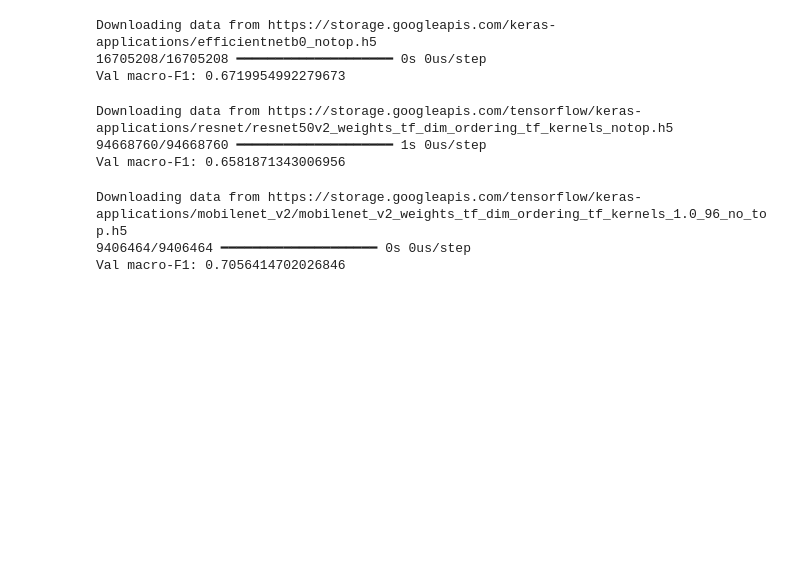
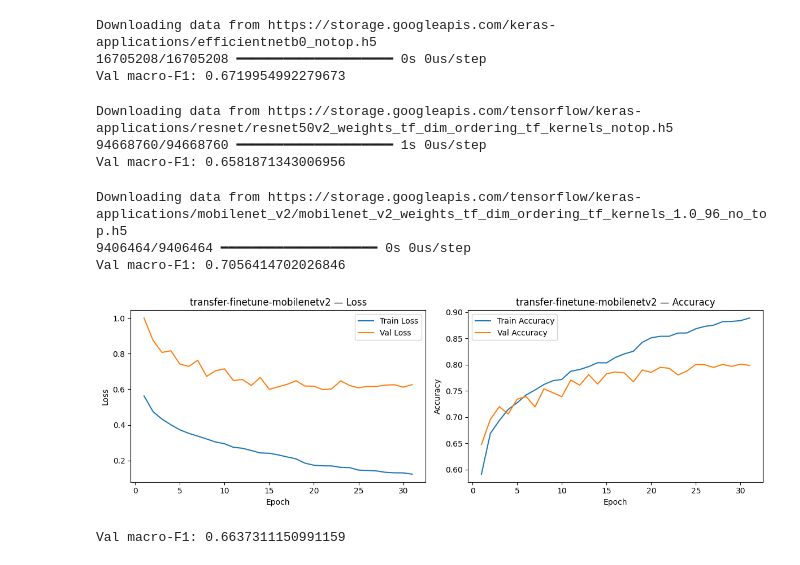
Before and after one commit to hoangmaituanhiep/DangerZoneDetection, a Jupyter notebook: notebooks/colab_setup.ipynb, the cells around one changed output. Drawn from its saved outputs; the diff is of its cells as text; code cells hidden in the pictures; blank space fills up the shorter version.

```diff
--- a/notebooks/colab_setup.ipynb
+++ b/notebooks/colab_setup.ipynb
@@ -424,3 +424,25 @@ print("Val macro-F1:", val_macro_f1(model, val_ds, dfs["val"]["label_id"].values
 Downloading data from https://storage.googleapis.com/tensorflow/keras-applications/mobilenet_v2/mobilenet_v2_weights_tf_dim_ordering_tf_kernels_1.0_96_no_top.h5
 9406464/9406464 ━━━━━━━━━━━━━━━━━━━━ 0s 0us/step
 Val macro-F1: 0.7056414702026846
+# %%
+run_name = "transfer-finetune-mobilenetv2"
+os.makedirs(f"{RUNS_DIR}/{run_name}", exist_ok=True)
+model, base = build_transfer("mobilenetv2", 96)
+
+compile_model(model, lr=1e-3)
+model.fit(train_ds, validation_data=val_ds, epochs=8, class_weight=weights, verbose=0)
+base.trainable = True
+for l in base.layers:
+    if isinstance(l, tf.keras.layers.BatchNormalization):
+        l.trainable = False
+compile_model(model, lr=3e-5)
+cbs = [tf.keras.callbacks.ModelCheckpoint(f'{RUNS_DIR}/{run_name}/tune.keras', monitor='val_accuracy', mode = 'max', save_best_only=True),
+       tf.keras.callbacks.EarlyStopping(monitor="val_loss", patience=10, restore_best_weights=True),
+       tf.keras.callbacks.ReduceLROnPlateau(monitor="val_loss", factor=0.5, patience=3, min_lr=1e-6),
+       tf.keras.callbacks.TensorBoard(f'{RUNS_DIR}/{run_name}')]
+his = model.fit(train_ds, validation_data=val_ds, epochs=60, class_weight=weights, callbacks=cbs, verbose=0)
+plot_learning_curve(his, model_name=run_name)
+print("Val macro-F1:", val_macro_f1(model, val_ds, dfs["val"]["label_id"].values))
+# %% [output]
+[figure, added]
+Val macro-F1: 0.6637311150991159
```
Also changed, not shown: parts of 2 cells of this notebook.
